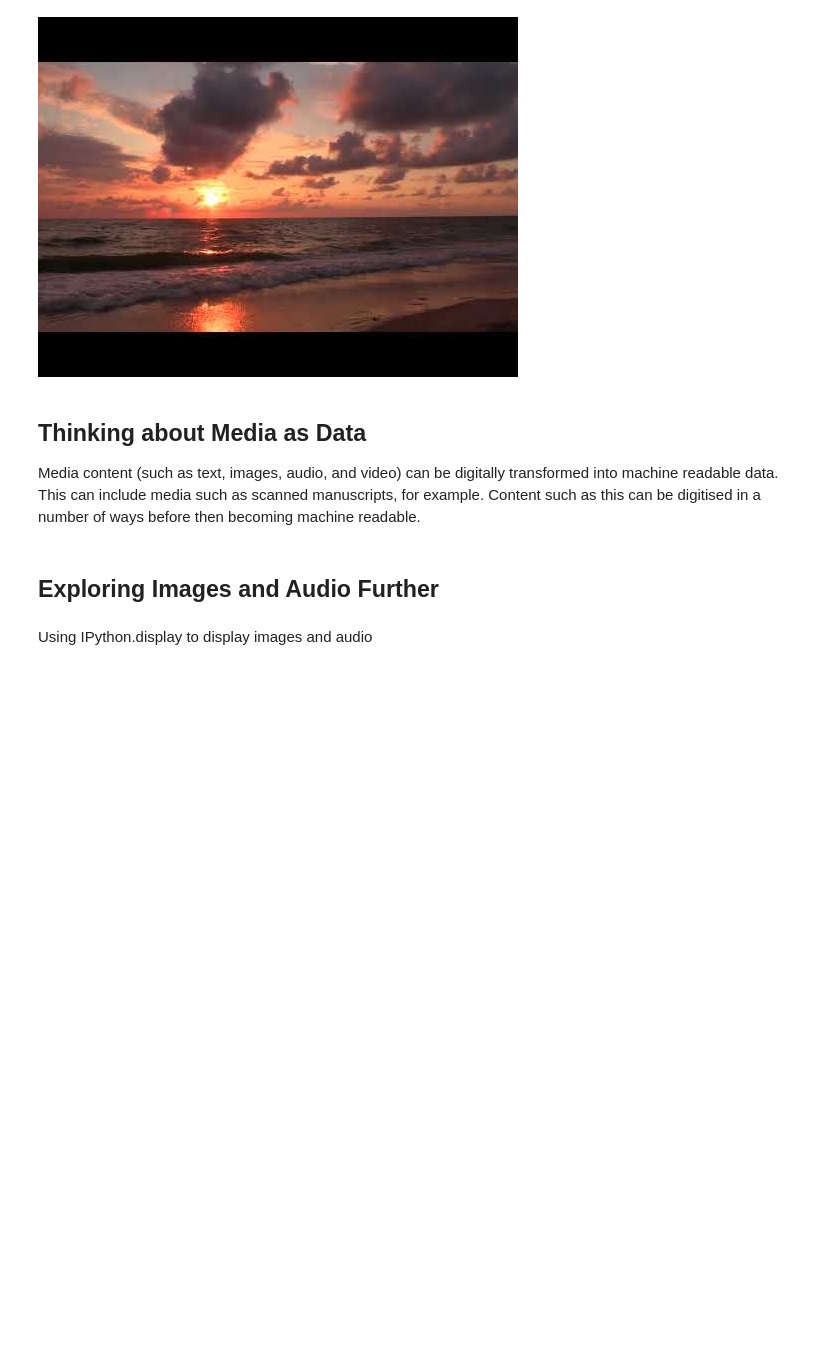
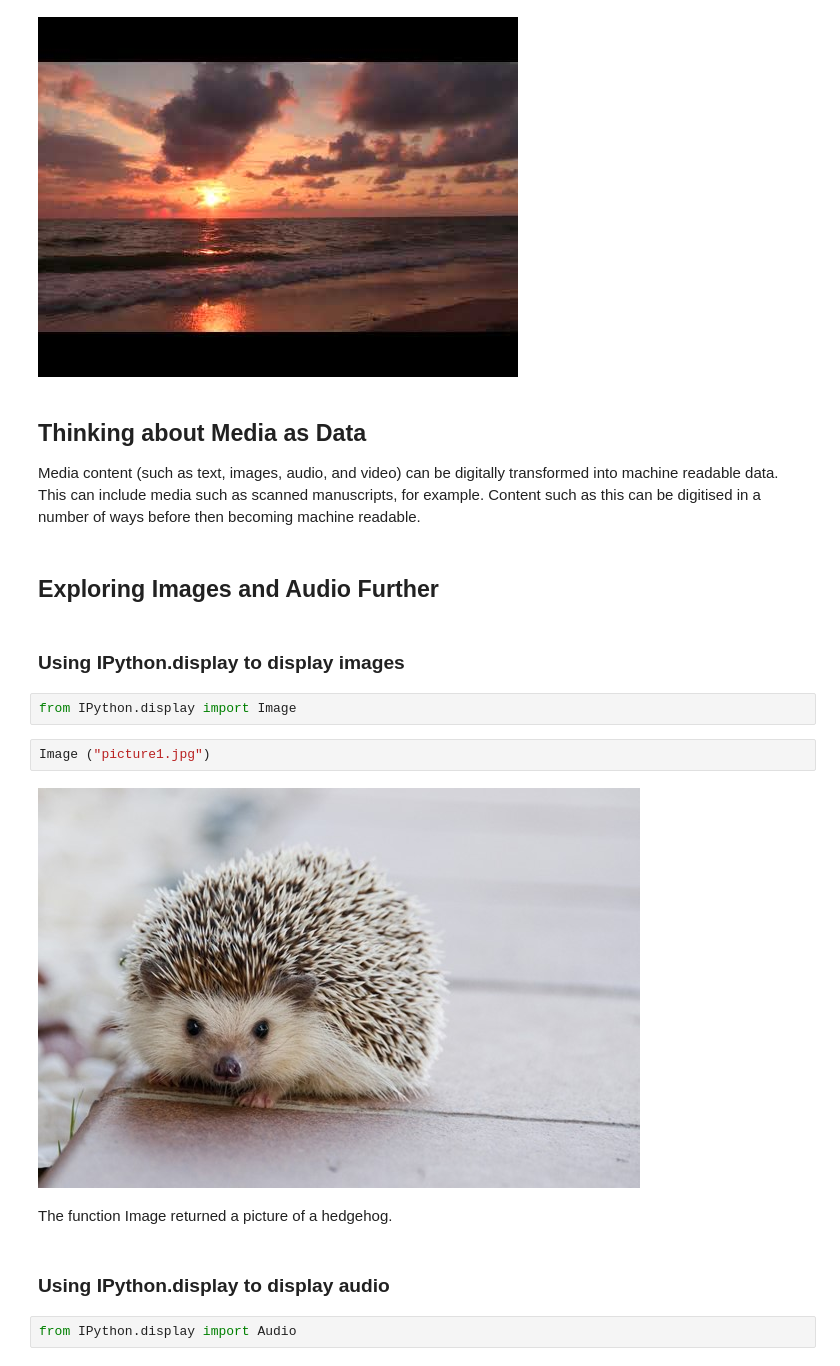
Before and after one commit to katierobertson2710-jpg/ai-for-the-arts, a Jupyter notebook: coding_excercises.ipynb, the cells around one changed output. Cells and saved outputs as stored; diff of their text form; blank space fills up the shorter version.

Commit message:
exploring images and audio

```diff
--- a/coding_excercises.ipynb
+++ b/coding_excercises.ipynb
@@ -576,4 +576,16 @@ Media content (such as text, images, audio, and video) can be digitally transfor
 # %% [markdown]
 ## Exploring Images and Audio Further
 # %% [markdown]
-Using IPython.display to display images and audio
+### Using IPython.display to display images
+# %%
+from IPython.display import Image
+# %%
+Image ("picture1.jpg")
+# %% [output]
+[figure, added]
+# %% [markdown]
+The function Image returned a picture of a hedgehog.
+# %% [markdown]
+### Using IPython.display to display audio
+# %%
+from IPython.display import Audio
```
Also changed, not shown: parts of 11 cells of this notebook.
